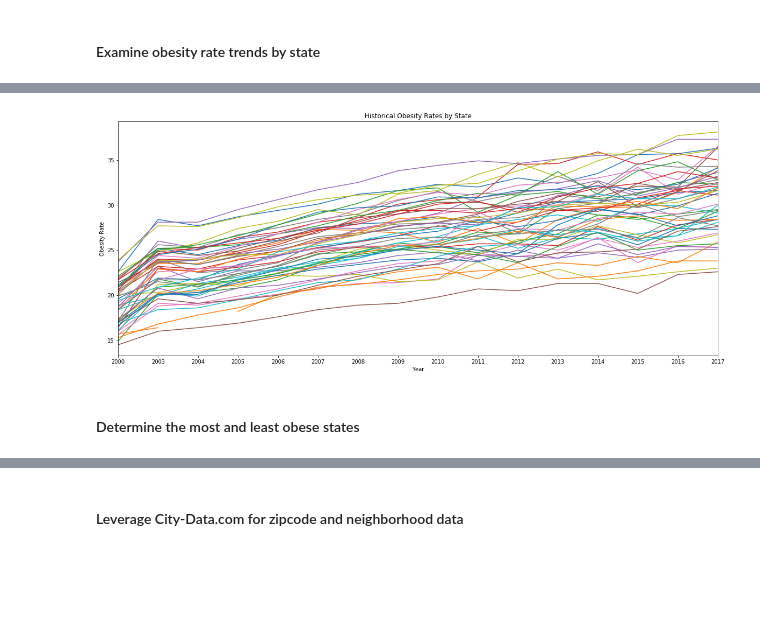
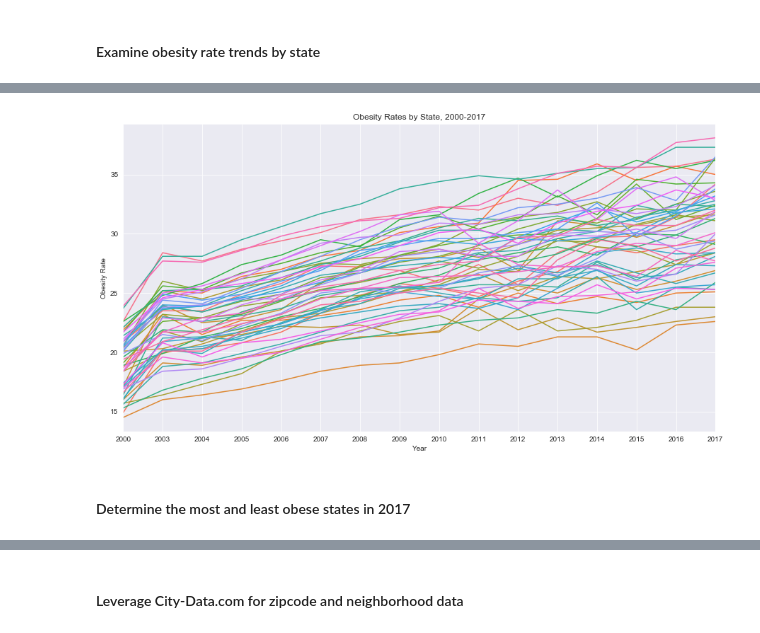
Before and after one commit to amypeniston/data-science-capstone-project, a Jupyter notebook: Week_5_Capstone_Project.ipynb, the cells around one changed output, grey strips where cells are left out. Cells and saved outputs as stored; diff of their text form; code cells hidden in the pictures; blank space fills up the shorter version.

Commit message:
Created visuals, cleaned data

```diff
--- a/Week_5_Capstone_Project.ipynb
+++ b/Week_5_Capstone_Project.ipynb
@@ -80,0 +98,4 @@ obesity_rates_df.describe()
+# %%
+obesity_rates_df["National"] = obesity_rates_df.mean(axis=1)
+obesity_rates_df = obesity_rates_df.reset_index()
+obesity_rates_df.head()
@@ -80,0 +110,10 @@ obesity_rates_df.describe()
+# %%
+palette = sns.color_palette("mako_r", 6)
+sns.set_style("darkgrid")
+fig = plt.figure(figsize=(15,8))
+
+sns.lineplot("Year", "National", data=obesity_rates_df, marker='o')
+plt.title("National Obesity Rates, 2000-2017")
+plt.xlabel("Year")
+plt.ylabel("Obesity Rate")
+plt.show()
@@ -81,2 +122,6 @@ obesity_rates_df.describe()
 # %% [markdown]
 #### Examine obesity rate trends by state
+# %%
+map_df = obesity_rates_df.set_index("Year").T
+map_df = map_df.reset_index()
+map_df.head()
@@ -82,0 +158,4 @@ obesity_rates_df.describe()
+# %%
+tidy_df = obesity_rates_df.iloc[:, :-1].melt(id_vars="Year")
+tidy_df = tidy_df.rename(columns={"value": "Obesity_Rate"})
+tidy_df.head()
@@ -83,11 +169,12 @@ obesity_rates_df.describe()
 # %%
-fig = plt.figure(figsize=(20,8))
+palette = sns.color_palette("mako_r", 6)
+fig = plt.figure(figsize=(15,8))
 
-plt.plot(obesity_rates_df.T)
-plt.title("Historical Obesity Rates by State")
+sns.lineplot(x="Year", y="Obesity_Rate", hue="State", data=tidy_df, legend=False)
+plt.title("Obesity Rates by State, 2000-2017")
 plt.xlim("2000", "2017")
 plt.xlabel("Year")
 plt.ylabel("Obesity Rate")
 plt.show()
 # %% [output]
-[figure, old version]
+[figure, new version]
@@ -96,2 +181,2 @@ plt.show()
 # %% [markdown]
-#### Determine the most and least obese states
+#### Determine the most and least obese states in 2017
```
Also changed, not shown: parts of 25 cells of this notebook.
